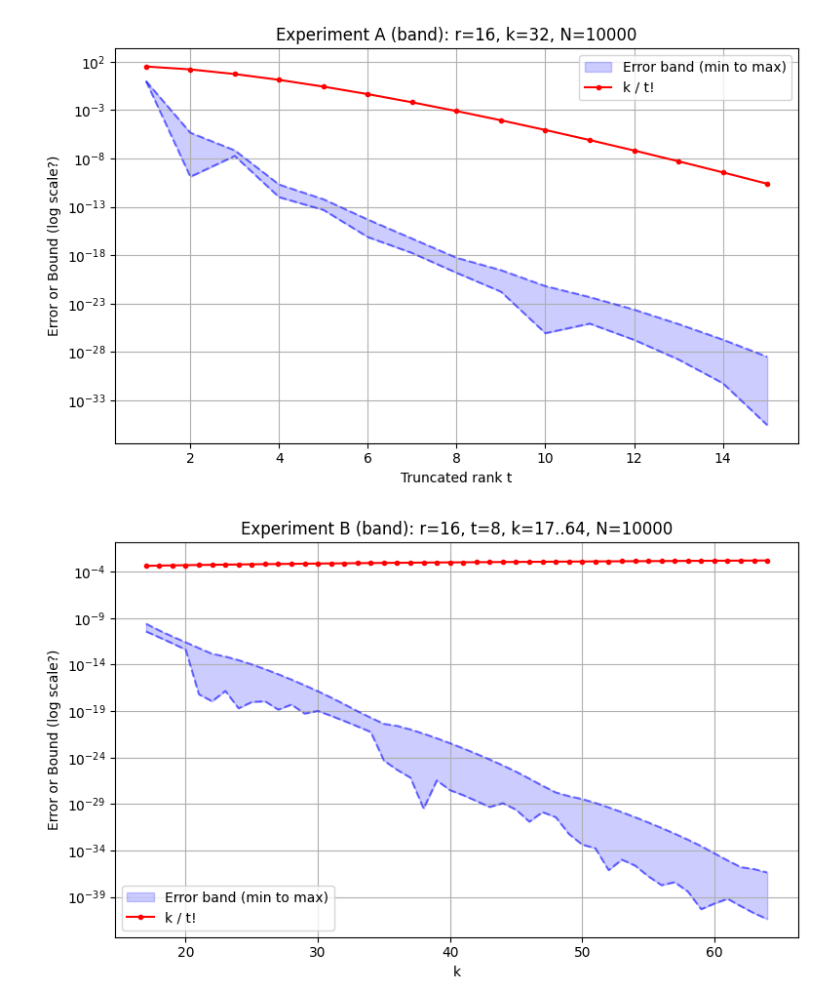
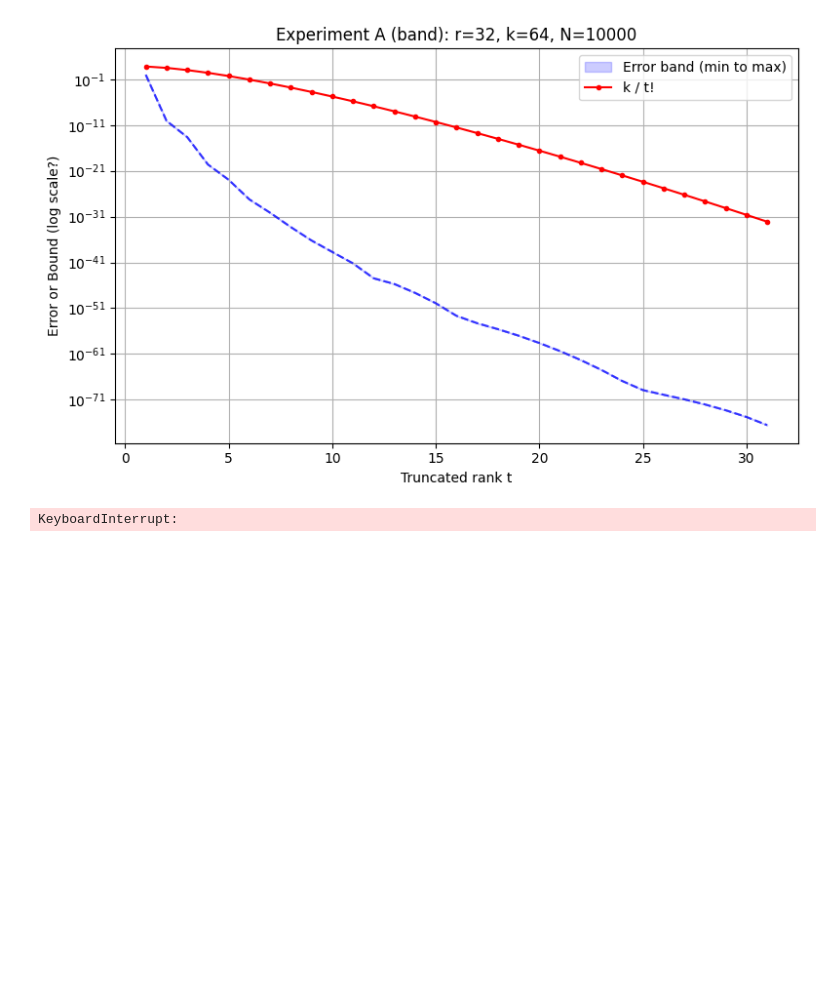
Before and after one commit to tfoseel/rank-is-all-you-need, a Jupyter notebook: approximate_rank.ipynb, the cells around one changed output. Cells and saved outputs as stored; diff of their text form; code cells hidden in the pictures; blank space fills up the shorter version.

```diff
--- a/approximate_rank.ipynb
+++ b/approximate_rank.ipynb
@@ -55,7 +55,7 @@ r = 8
 t = 6
 k = 16
 
-eigs = gen_random(r)
+eigs = gen_almost_one(r)
 traces = [sum(eigs ** i) for i in range(1, r + 1)]
 truncate_traces = traces[:t]
 
@@ -70,7 +70,7 @@ np.random.seed(42)
 
 # 1) Generate an actual rank-r=16 eigenvalue vector
 r = 16
-eigs = gen_random(r)
+eigs = gen_almost_one(r)
 # Full (true) traces up to r=16
 full_traces = [np.sum(eigs**i) for i in range(1, r+1)]
 
@@ -159,10 +159,6 @@ from tqdm import tqdm
 import numpy as np
 import math
 import matplotlib.pyplot as plt
-
-def generate_random_eigenvalues(r):
-    vals = np.random.rand(r)
-    return vals / np.sum(vals)
 
 def newton_girard_predict(traces, k):
     r_eff = len(traces)
@@ -210,7 +206,7 @@ def experimentA_band(r=16, k_A=32, N=10000):
 
     for trial in tqdm(range(N)):
         # Generate random eigenvalues
-        eigs = generate_random_eigenvalues(r)
+        eigs = gen_almost_one(r)
         # Full (true) traces
         full_traces = [np.sum(eigs**i) for i in range(1, r+1)]
         # The "true" Tr(rho^k_A)
@@ -258,39 +254,39 @@ def experimentB_band(r=16, t=8, k_start=17, k_end=64, N=10000):
     fac_t = math.factorial(t)
 
     for trial in tqdm(range(N)):
-        eigs = generate_random_eigenvalues(r)
+        eigs = gen_almost_one(r)
         full_traces = [np.sum(eigs**i) for i in range(1, r+1)]
 
         for i, k_ in enumerate(k_vals):
             P_k_full = newton_girard_predict(full_traces, k_)
             truncated_traces = full_traces[:t]
             P_k_trunc = newton_girard_predict(truncated_traces, k_)
             err = abs(P_k_full - P_k_trunc)
             if err < min_errors[i]:
                 min_errors[i] = err
             if err > max_errors[i]:
                 max_errors[i] = err
 
     bounds = [k_ / fac_t for k_ in k_vals]
 
     plt.figure(figsize=(8,5))
     plt.fill_between(k_vals, min_errors, max_errors, color='blue', alpha=0.2,
                      label="Error band (min to max)")
     plt.plot(k_vals, min_errors, 'b--', alpha=0.5)
     plt.plot(k_vals, max_errors, 'b--', alpha=0.5)
 
     plt.plot(k_vals, bounds, 'r.-', label="k / t!")
     plt.yscale('log')
     plt.xlabel("k")
     plt.ylabel("Error or Bound (log scale?)")
     plt.title(f"Experiment B (band): r={r}, t={t}, k={k_start}..{k_end}, N={N}")
     plt.legend()
     plt.grid(True)
     plt.tight_layout()
     plt.show()
 
-experimentA_band(r=16, k_A=32, N=10000)
+experimentA_band(r=32, k_A=64, N=10000)
 experimentB_band(r=16, t=8, k_start=17, k_end=64, N=10000)
 # %% [output]
-[figure, old version]
+[figure, new version]
-[figure, removed]
+KeyboardInterrupt:
```
Also changed, not shown: parts of 3 cells of this notebook, 1 other file.
